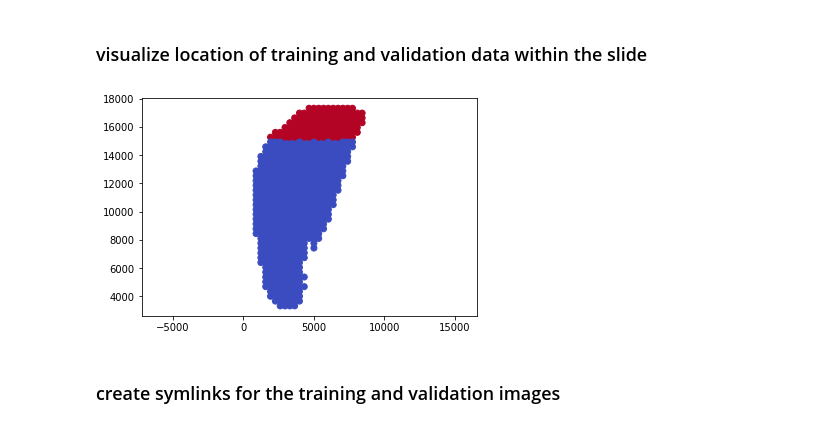
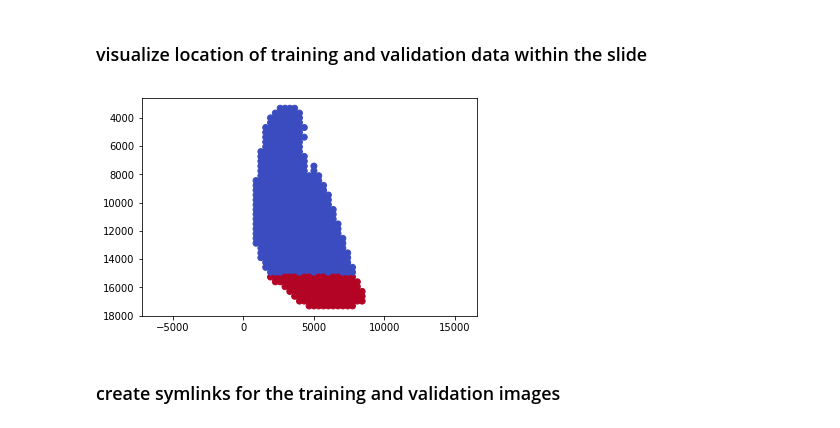
Before and after one commit to DSLituiev/slideslicer, a Jupyter notebook: notebooks/demo-read-slide.ipynb, the cells around one changed output. Saved outputs shown, nothing was run; the diff lists cells and outputs as text; code cells hidden in the pictures.

```diff
--- a/notebooks/demo-read-slide.ipynb
+++ b/notebooks/demo-read-slide.ipynb
@@ -56,7 +67,7 @@ all `openslide`-readable slide types are supported.
 
 in this example we will work with SVS format and annotations from Aperio software in XML format
 # %%
-fnxml  = "../data/mouse-biosciencedbc-jp-vitamina-kidney/14112.xml"
+fnxml  = "../data/14112.xml"
 fnsvs = re.sub(".xml$", ".svs", fnxml)
 fnsvs
 # %% [output]
@@ -331,7 +346,7 @@ patch
 [figure]
 # %%
 # load a patch & its annotation given a centroid
-fig,ax, patch, patch_rois = rreader.plot_patch(xc, yc, 1024, target_subsample=4)
+fig,ax, patch_img, patch_rois = rreader.plot_patch(xc, yc, 1024, target_subsample=4)
 # %% [output]
 out_patch_size [256, 256]
 extent (0, 256, 256, 0)
@@ -458,9 +473,11 @@ Name: subset, dtype: int64
 ### visualize location of training and validation data within the slide
 # %%
 plt.scatter(df_files.x, df_files.y, c=df_files.subset.cat.codes, cmap='coolwarm')
+plt.scatter(df_files.x, df_files.y, c=df_files.subset.cat.codes, cmap='coolwarm')
 plt.axis('equal');
+plt.gca().invert_yaxis() # y=0 is on top for images
 # %% [output]
-[figure, old version]
+[figure, new version]
 # %% [markdown]
 ### create symlinks for the training and validation images
 # %%
```
Also changed, not shown: parts of 15 cells of this notebook.
